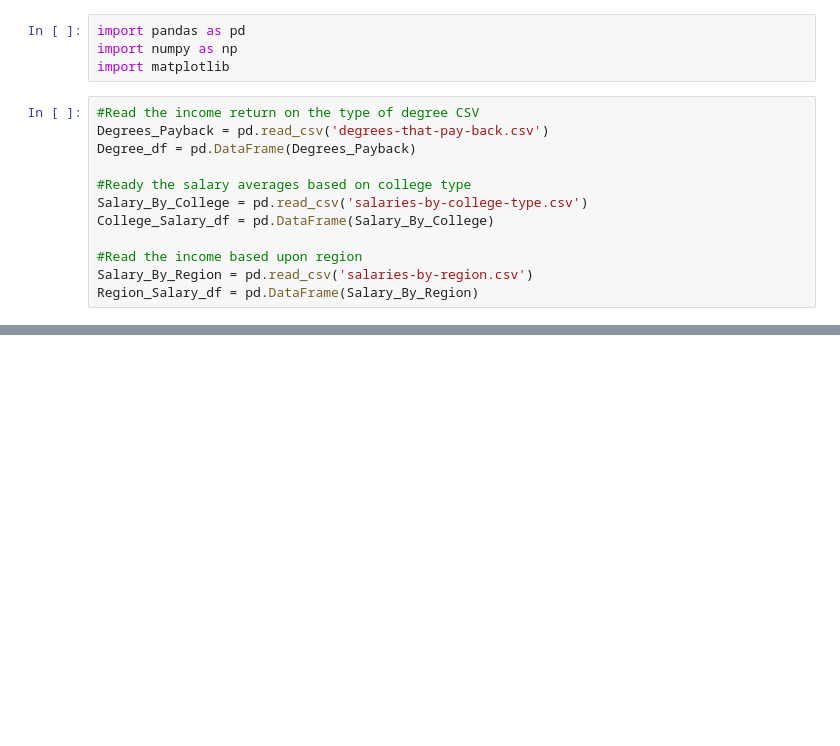
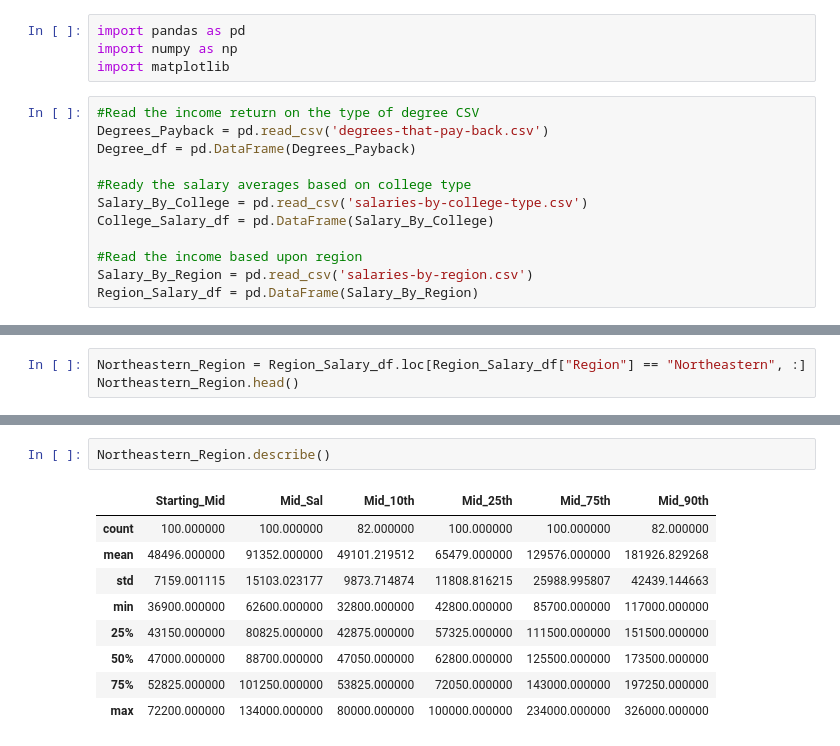
Before and after one commit to khosenag03/RICHdataGroupProject, a Jupyter notebook: College_vs_Salary.ipynb, the cells around one changed output, grey strips where cells are left out. Cells and saved outputs as stored; diff of their text form; blank space fills up the shorter version.

```diff
--- a/College_vs_Salary.ipynb
+++ b/College_vs_Salary.ipynb
@@ -73,0 +97,3 @@ Region_Salary_df.head()
+# %%
+Northeastern_Region = Region_Salary_df.loc[Region_Salary_df["Region"] == "Northeastern", :]
+Northeastern_Region.head()
@@ -73,0 +107,12 @@ Region_Salary_df.head()
+# %%
+Northeastern_Region.describe()
+# %% [output]
+|  | Starting_Mid | Mid_Sal | Mid_10th | Mid_25th | Mid_75th | Mid_90th |
+| count | 100.000000 | 100.000000 | 82.000000 | 100.000000 | 100.000000 | 82.000000 |
+| mean | 48496.000000 | 91352.000000 | 49101.219512 | 65479.000000 | 129576.000000 | 181926.829268 |
+| std | 7159.001115 | 15103.023177 | 9873.714874 | 11808.816215 | 25988.995807 | 42439.144663 |
+| min | 36900.000000 | 62600.000000 | 32800.000000 | 42800.000000 | 85700.000000 | 117000.000000 |
+| 25% | 43150.000000 | 80825.000000 | 42875.000000 | 57325.000000 | 111500.000000 | 151500.000000 |
+| 50% | 47000.000000 | 88700.000000 | 47050.000000 | 62800.000000 | 125500.000000 | 173500.000000 |
+| 75% | 52825.000000 | 101250.000000 | 53825.000000 | 72050.000000 | 143000.000000 | 197250.000000 |
+| max | 72200.000000 | 134000.000000 | 80000.000000 | 100000.000000 | 234000.000000 | 326000.000000 |
```
Also changed, not shown: parts of 16 cells of this notebook, 2 other files.
